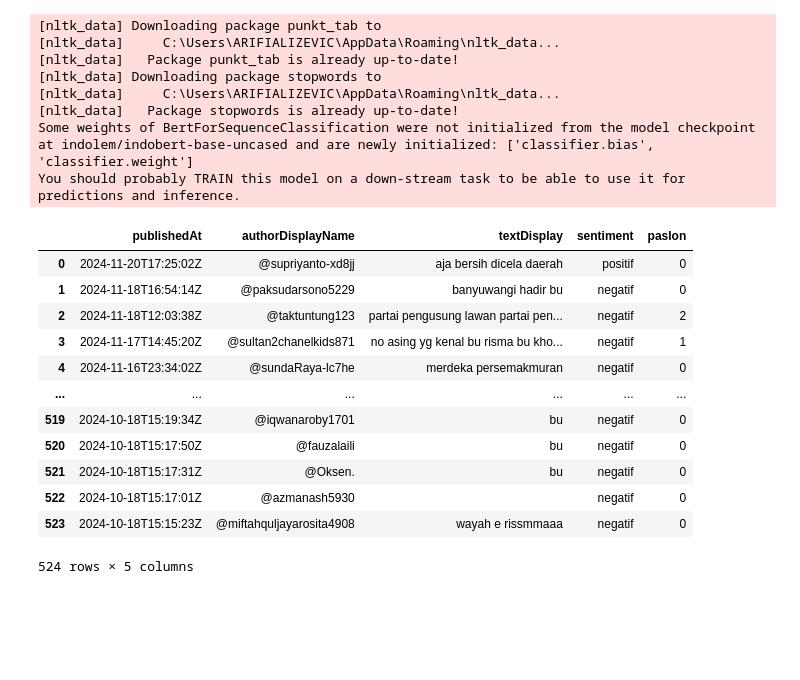
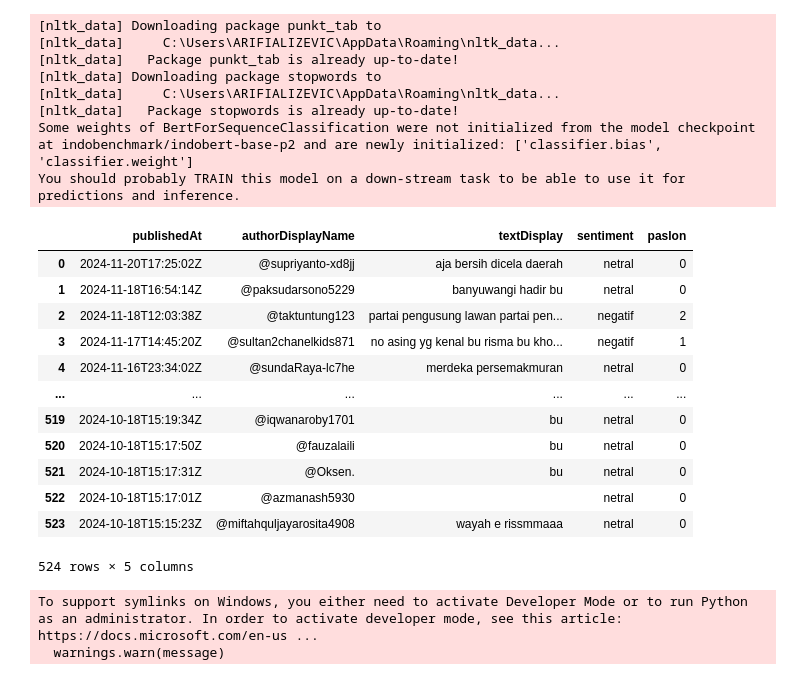
Before and after one commit to arifializevic/kuliah, a Jupyter notebook: Data Mining/Crawling Youtube Debat Pilgub Jatim 2024.ipynb, the cells around one changed output. Saved outputs shown, nothing was run; the diff lists cells and outputs as text; code cells hidden in the pictures; blank space fills up the shorter version.

```diff
--- a/Data Mining/Crawling Youtube Debat Pilgub Jatim 2024.ipynb
+++ b/Data Mining/Crawling Youtube Debat Pilgub Jatim 2024.ipynb
@@ -21,7 +21,7 @@ paslon = {
 }
 
 # Load IndoBERT model and tokenizer
-model_name = "indolem/indobert-base-uncased"
+model_name = "indobenchmark/indobert-base-p2"
 tokenizer = AutoTokenizer.from_pretrained(model_name)
 model = AutoModelForSequenceClassification.from_pretrained(model_name)
 sentiment_pipeline = pipeline(
@@ -90,46 +90,48 @@ def find_paslon(text):
         for candidate in candidates:
             # Cek apakah nama kandidat ada di teks komentar
             if any(name in text for name in candidate.split()):
                 return int(paslon_number)
     return 0
 
 
 comments = video_comments(video_id, apikey)
 
 df = pd.DataFrame(comments, columns=[
                   'publishedAt', 'authorDisplayName', 'textDisplay'])
 
 df['textDisplay'] = df['textDisplay'].apply(preprocess_text_nltk)
 df['sentiment'] = df['textDisplay'].apply(analyze_sentiment_indo)
 df['paslon'] = df['textDisplay'].apply(find_paslon)
 df
 
 # Save ke CSV
 # output_path = 'dataset/youtube_comments_pilgub_jatim_2024.csv'
 # df.to_csv(output_path, index=False)
 # print(f"Data successfully saved to '{output_path}'")
 # %% [output]
 [nltk_data] Downloading package punkt_tab to
 [nltk_data]     C:\Users\ARIFIALIZEVIC\AppData\Roaming\nltk_data...
 [nltk_data]   Package punkt_tab is already up-to-date!
 [nltk_data] Downloading package stopwords to
 [nltk_data]     C:\Users\ARIFIALIZEVIC\AppData\Roaming\nltk_data...
 [nltk_data]   Package stopwords is already up-to-date!
-Some weights of BertForSequenceClassification were not initialized from the model checkpoint at indolem/indobert-base-uncased and are newly initialized: ['classifier.bias', 'classifier.weight']
+Some weights of BertForSequenceClassification were not initialized from the model checkpoint at indobenchmark/indobert-base-p2 and are newly initialized: ['classifier.bias', 'classifier.weight']
 You should probably TRAIN this model on a down-stream task to be able to use it for predictions and inference.
 |  | publishedAt | authorDisplayName | textDisplay | sentiment | paslon |
-| 0 | 2024-11-20T17:25:02Z | @supriyanto-xd8jj | aja bersih dicela daerah | positif | 0 |
-| 1 | 2024-11-18T16:54:14Z | @paksudarsono5229 | banyuwangi hadir bu | negatif | 0 |
+| 0 | 2024-11-20T17:25:02Z | @supriyanto-xd8jj | aja bersih dicela daerah | netral | 0 |
+| 1 | 2024-11-18T16:54:14Z | @paksudarsono5229 | banyuwangi hadir bu | netral | 0 |
 | 2 | 2024-11-18T12:03:38Z | @taktuntung123 | partai pengusung lawan partai pen... | negatif | 2 |
 | 3 | 2024-11-17T14:45:20Z | @sultan2chanelkids871 | no asing yg kenal bu risma bu kho... | negatif | 1 |
-| 4 | 2024-11-16T23:34:02Z | @sundaRaya-lc7he | merdeka persemakmuran | negatif | 0 |
+| 4 | 2024-11-16T23:34:02Z | @sundaRaya-lc7he | merdeka persemakmuran | netral | 0 |
 | ... | ... | ... | ... | ... | ... |
-| 519 | 2024-10-18T15:19:34Z | @iqwanaroby1701 | bu | negatif | 0 |
-| 520 | 2024-10-18T15:17:50Z | @fauzalaili | bu | negatif | 0 |
-| 521 | 2024-10-18T15:17:31Z | @Oksen. | bu | negatif | 0 |
-| 522 | 2024-10-18T15:17:01Z | @azmanash5930 |  | negatif | 0 |
-| 523 | 2024-10-18T15:15:23Z | @miftahquljayarosita4908 | wayah e rissmmaaa | negatif | 0 |
+| 519 | 2024-10-18T15:19:34Z | @iqwanaroby1701 | bu | netral | 0 |
+| 520 | 2024-10-18T15:17:50Z | @fauzalaili | bu | netral | 0 |
+| 521 | 2024-10-18T15:17:31Z | @Oksen. | bu | netral | 0 |
+| 522 | 2024-10-18T15:17:01Z | @azmanash5930 |  | netral | 0 |
+| 523 | 2024-10-18T15:15:23Z | @miftahquljayarosita4908 | wayah e rissmmaaa | netral | 0 |
 524 rows × 5 columns
+To support symlinks on Windows, you either need to activate Developer Mode or to run Python as an administrator. In order to activate developer mode, see this article: https://docs.microsoft.com/en-us ...
+  warnings.warn(message)
 # %%
 # Filter komentar dengan sentimen positif
 positive_comments = df[df['sentiment'] == 'positif']
```
Also changed, not shown: parts of 3 cells of this notebook, 1 other file.
